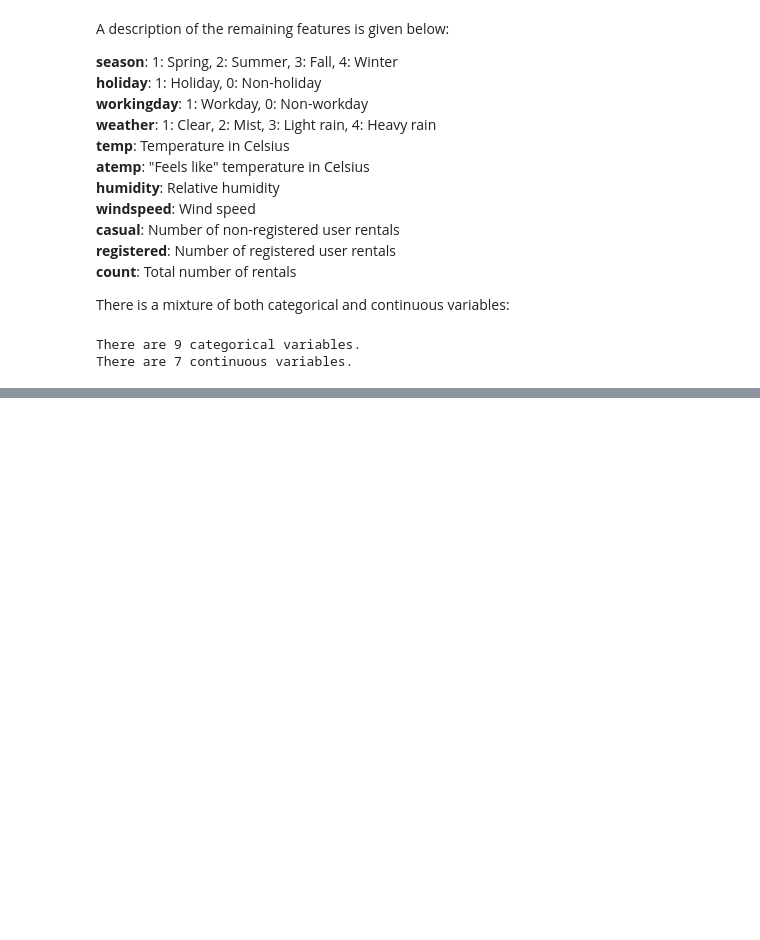
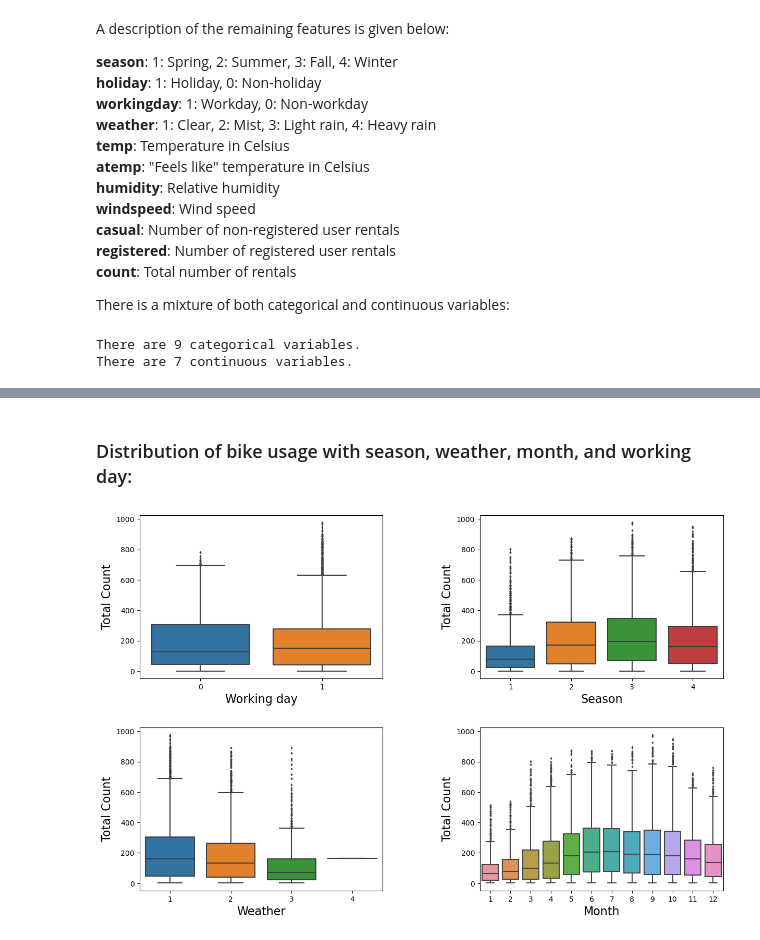
Before and after one commit to owenpb/Kaggle-Bike-Sharing-Prediction, a Jupyter notebook: kaggle-bike-sharing.ipynb, the cells around one changed output, grey strips where cells are left out. Saved outputs shown, nothing was run; the diff lists cells and outputs as text; code cells hidden in the pictures; blank space fills up the shorter version.

```diff
--- a/kaggle-bike-sharing.ipynb
+++ b/kaggle-bike-sharing.ipynb
@@ -97,0 +149,21 @@ There are 7 continuous variables.
+# %% [markdown]
+### Distribution of bike usage with season, weather, month, and working day:
+# %%
+fig, axs = plt.subplots(2, 2)
+fig.set_size_inches(14,9)
+sns.boxplot(data=df, y="count", x="workingday", ax=axs[0][0], fliersize=2)
+sns.boxplot(data=df, y="count", x="season", ax=axs[0][1], fliersize=2)
+sns.boxplot(data=df, y="count", x="weather", ax=axs[1][0], fliersize=2)
+sns.boxplot(data=df, y="count", x="month", ax=axs[1][1], fliersize=2)
+plt.subplots_adjust(left=0.1, bottom=0.1, right=0.9, top=0.9, wspace=0.4, hspace=0.3)
+axs[0][0].set_xlabel('Working day', fontsize=16)
+axs[0][0].set_ylabel('Total Count', fontsize=16)
+axs[0][1].set_xlabel('Season', fontsize=16)
+axs[0][1].set_ylabel('Total Count', fontsize=16)
+axs[1][0].set_xlabel('Weather', fontsize=16)
+axs[1][0].set_ylabel('Total Count', fontsize=16)
+axs[1][1].set_xlabel('Month', fontsize=16)
+axs[1][1].set_ylabel('Total Count', fontsize=16)
+plt.show()
+# %% [output]
+[figure, added]
```
Also changed, not shown: parts of 24 cells of this notebook.
